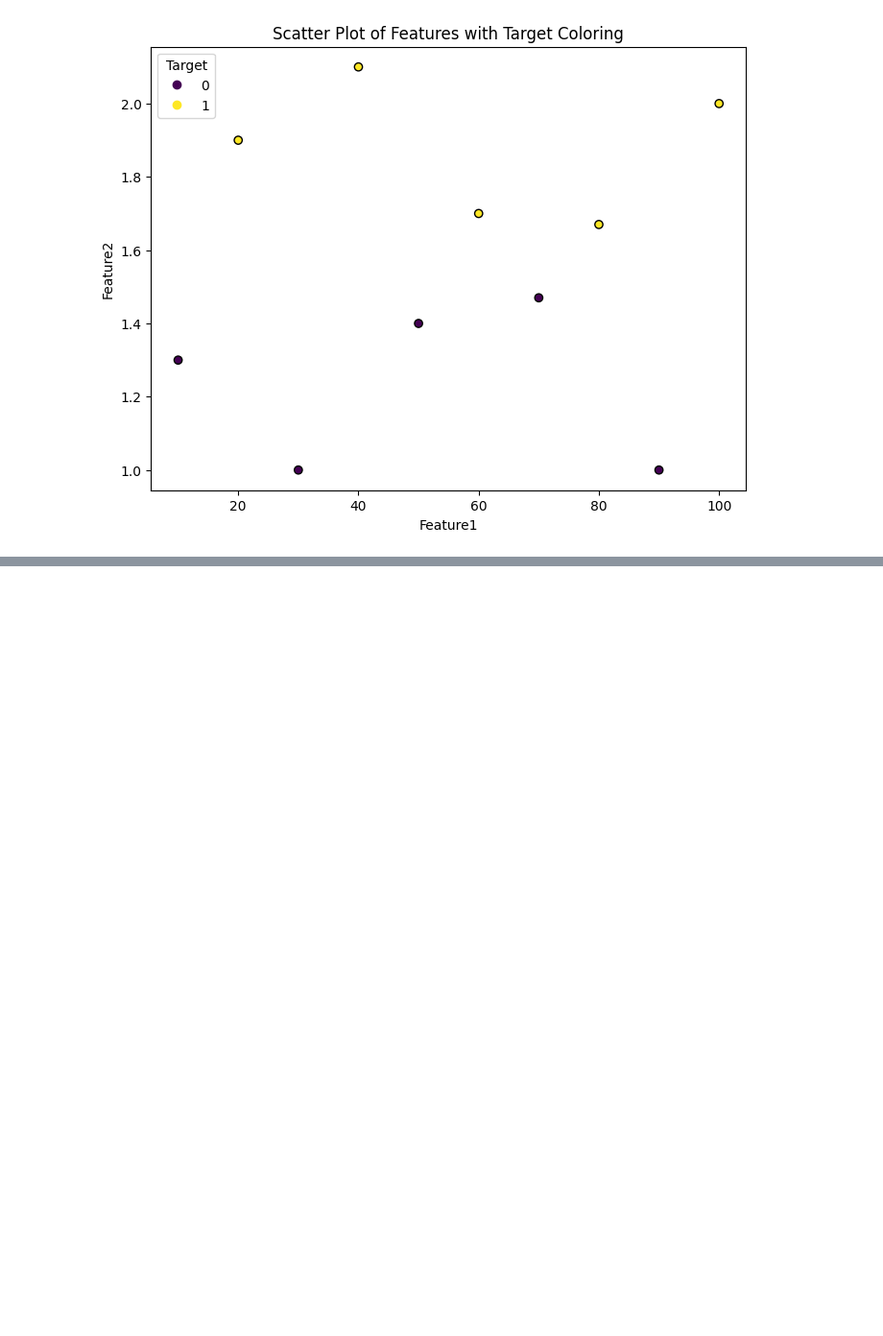
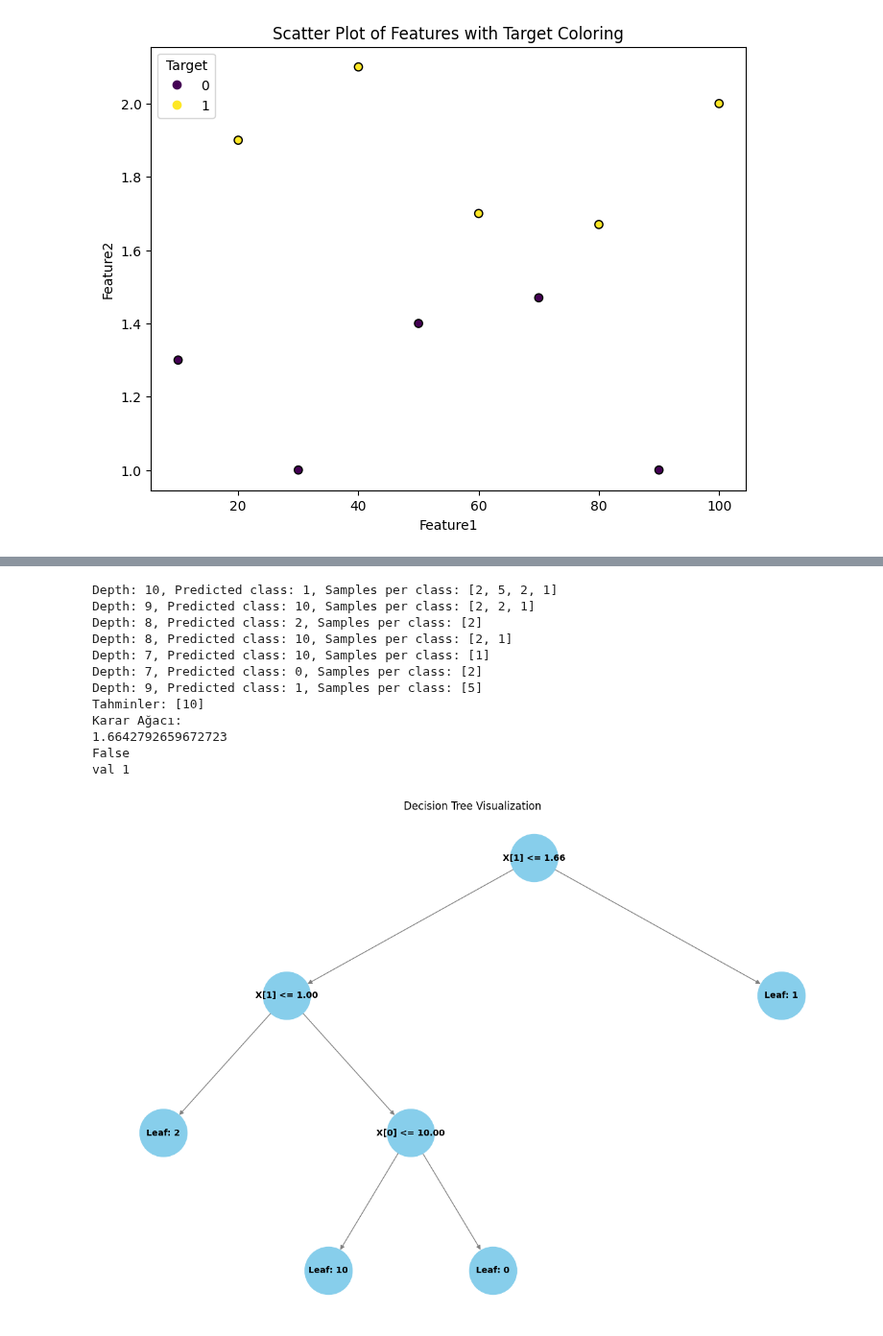
Before and after one commit to fouad1233/machine_learning_tutorials, a Jupyter notebook: 005_descison_tree/main.ipynb, the cells around one changed output, grey strips where cells are left out. Shown at 96% size. Drawn from its saved outputs; the diff is of its cells as text; code cells hidden in the pictures; blank space fills up the shorter version.

```diff
--- a/005_descison_tree/main.ipynb
+++ b/005_descison_tree/main.ipynb
@@ -241,3 +241,40 @@ Karar Ağacı:
 False
 val 1
 [figure]
+# %%
+data = np.array([
+    [10, 20, 30, 40, 50, 60, 70, 80, 90, 100],
+    [1.3, 1.9, 1, 2.1, 1.4, 1.7, 1.47, 1.67, 1, 2]
+])
+labels = np.array([10, 1, 2, 1, 0, 1, 0, 1, 2, 1])
+X = np.array(data).T
+y = np.array(labels)
+tree = DecisionTree(max_depth=5)
+tree.fit(X, y)
+
+# Tahmin edilen değerleri kontrol et
+y_pred = tree.predict([[10,1.3]])
+print("Tahminler:", y_pred)
+
+# Karar ağacını çizdirme
+print("Karar Ağacı:")
+print(tree.tree.threshold)
+print(tree.tree.is_leaf)
+print("val "+str( tree.tree.right.value))
+
+#print the tree graphically
+tree.draw_tree_graphically()
+# %% [output]
+Depth: 10, Predicted class: 1, Samples per class: [2, 5, 2, 1]
+Depth: 9, Predicted class: 10, Samples per class: [2, 2, 1]
+Depth: 8, Predicted class: 2, Samples per class: [2]
+Depth: 8, Predicted class: 10, Samples per class: [2, 1]
+Depth: 7, Predicted class: 10, Samples per class: [1]
+Depth: 7, Predicted class: 0, Samples per class: [2]
+Depth: 9, Predicted class: 1, Samples per class: [5]
+Tahminler: [10]
+Karar Ağacı:
+1.6642792659672723
+False
+val 1
+[figure, added]
```
Also changed, not shown: parts of 1 cell of this notebook.
